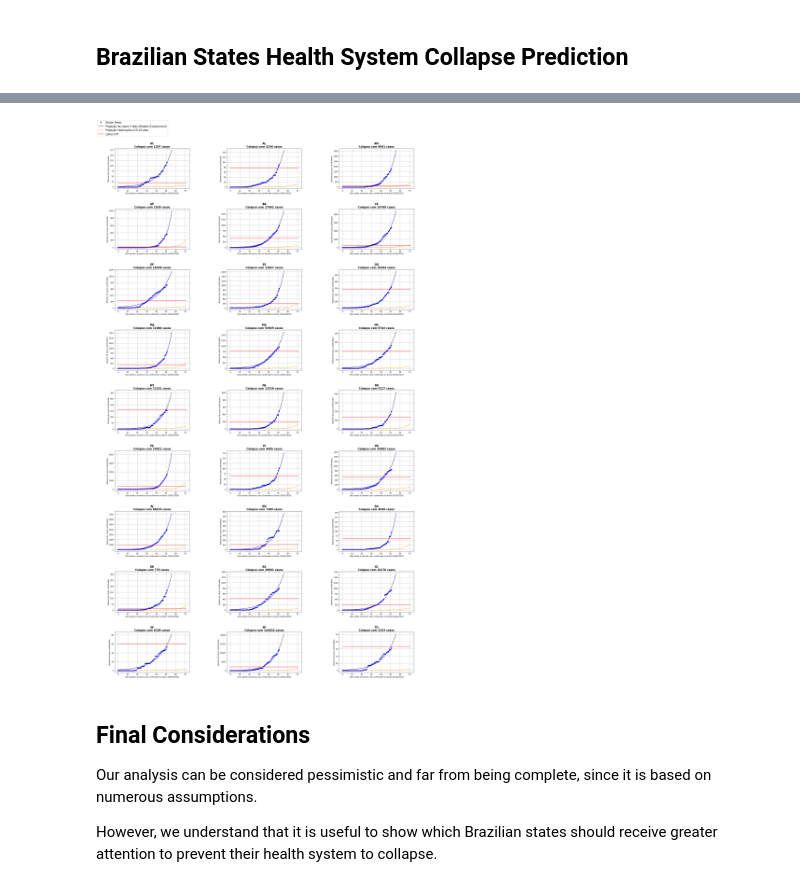
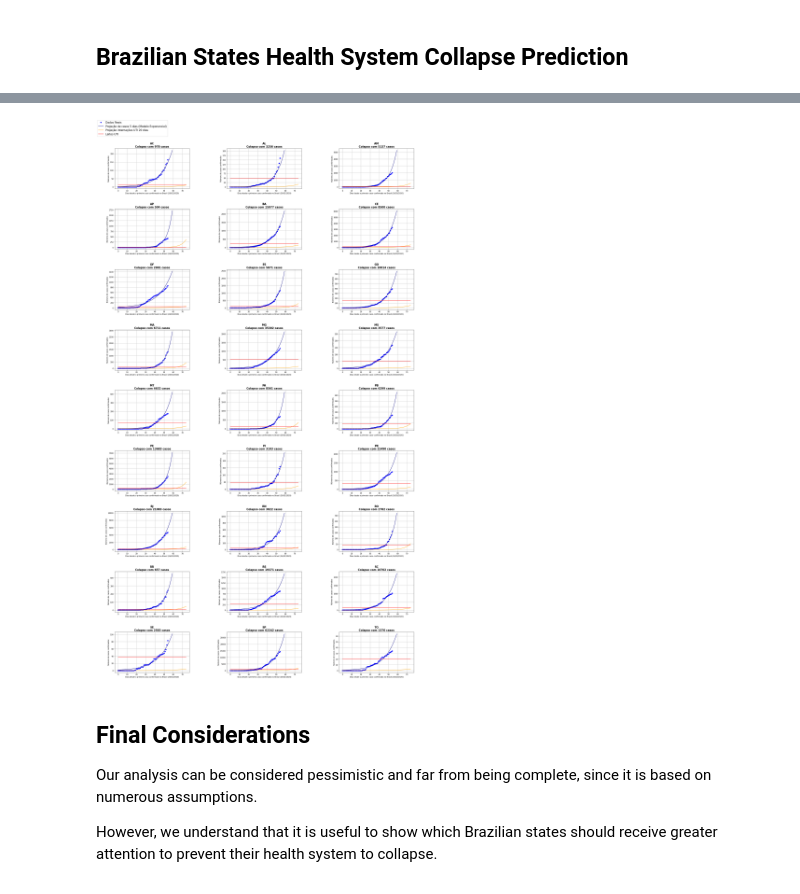
Before and after one commit to pdpcosta/COVID-19_Brazil, a Jupyter notebook: Python/COVID_19_Brazil_States_HealthSystemCollapseAnalysis.ipynb, the cells around one changed output, grey strips where cells are left out. Saved outputs shown, nothing was run; the diff lists cells and outputs as text; code cells hidden in the pictures.

```diff
--- a/Python/COVID_19_Brazil_States_HealthSystemCollapseAnalysis.ipynb
+++ b/Python/COVID_19_Brazil_States_HealthSystemCollapseAnalysis.ipynb
@@ -258,7 +263,8 @@ for i in range(27):
   #state_epidemy=state[(state['Date']>=day1)]
   #print(state_epidemy.head(3))
 
-  expfit_state=curve_fit(exponential_model,np.asarray(range(len(state_epidemy))),state_epidemy['Confirmed'],p0=[1,1,1])
+
+  expfit_state=curve_fit(exponential_model,np.asarray(range(len(state_epidemy)-3)),(state_epidemy[:-3])['Confirmed'],p0=[1,1,1])
   # real data
   a[j][k].plot(range(len(state_epidemy.Date)),state_epidemy['Confirmed'],'ro', label = "Dados Reais", color = "b")
   # predicted curve for the following 5 days for confirmed cases and estimated ITU hospitalisation
@@ -267,36 +273,36 @@ for i in range(27):
   # number of ITU units (22% of total)
   a[j][k].set_xlabel("Dias desde o primeiro caso confirmado no Brasil (26/02/2020)")
   a[j][k].set_ylabel("Número de casos confirmados")
-  itu_units=np.zeros((len(state_epidemy.Date)+20))+(0.22*df_itu[df_itu.State==x].Total.iloc[0])
+  itu_units=np.zeros((len(state_epidemy.Date)+20))+(0.22*df_itu[df_itu.State==x].Total_sus.iloc[0])
   a[j][k].plot(range(len(state_epidemy.Date)+20), itu_units,label = 'Leitos UTI', color = 'red')
 
 #   state = df_cases[df_cases.State == x]
 #   a[j][k].set_title(str(x),fontweight="bold", size=15)
 #   expfit_state = curve_fit(exponential_model,np.asarray(range(len(state.Date))), state['Confirmed'], p0 = [1,1,1])
 #   #real data
 #   a[j][k].plot(range(len(state.Date)),state['Confirmed'],'ro', label = "Dados Reais", color = "b")
 #   #predicted curve for confirmed cases
 #   a[j][k].plot(np.asarray(range(len(state.Date)+5)), [exponential_model(i,expfit_state[0][0],expfit_state[0][1],expfit_state[0][2]) for i in np.asarray(range(len(state.Date)+5))], label="Exp Model", color = 'r' ) #exp curve
 #   a[j][k].plot(np.asarray(range(len(state.Date)+5)), [0.0144*exponential_model(i,expfit_state[0][0],expfit_state[0][1],expfit_state[0][2]) for i in np.asarray(range(len(state.Date)+5))], label="Predicted itu hospitalizations (1.44%)", color = 'm' ) #exp curve itu hospitalizations
 #   #number of ITU units (22% of total)
 #   itu_units = np.array([0.22*df_itu.Total[i] for k in range(len(state.Date)+5)])
 #   a[j][k].plot(range(len(state.Date)+5), itu_units,label = 'Available ITUs', color = 'c')
   a[j][k].grid()
-  a[j][k].set_title(str(x)+'\nColapso com '+str(((0.22*df_itu[df_itu.State==x].Total.iloc[0])/br_itu_percentage).astype(int))+' casos',fontweight="bold", size=15)
+  a[j][k].set_title(str(x)+'\nColapso com '+str(((0.22*df_itu[df_itu.State==x].Total_sus.iloc[0])/br_itu_percentage).astype(int))+' casos',fontweight="bold", size=15)
   if (k != 2):
     k += 1
   else:
     k = 0
     j += 1
 
 
 #legend
 legend_x = -0.25
 legend_y = 1.5
 a[0][0].legend(loc='center left', bbox_to_anchor=(legend_x, legend_y),fontsize = 15)
 plt.show()
 # %% [output]
-[figure, old version]
+[figure, new version]
 # %% [markdown]
 ## Final Considerations
 
```
Also changed, not shown: parts of 1 cell of this notebook.
